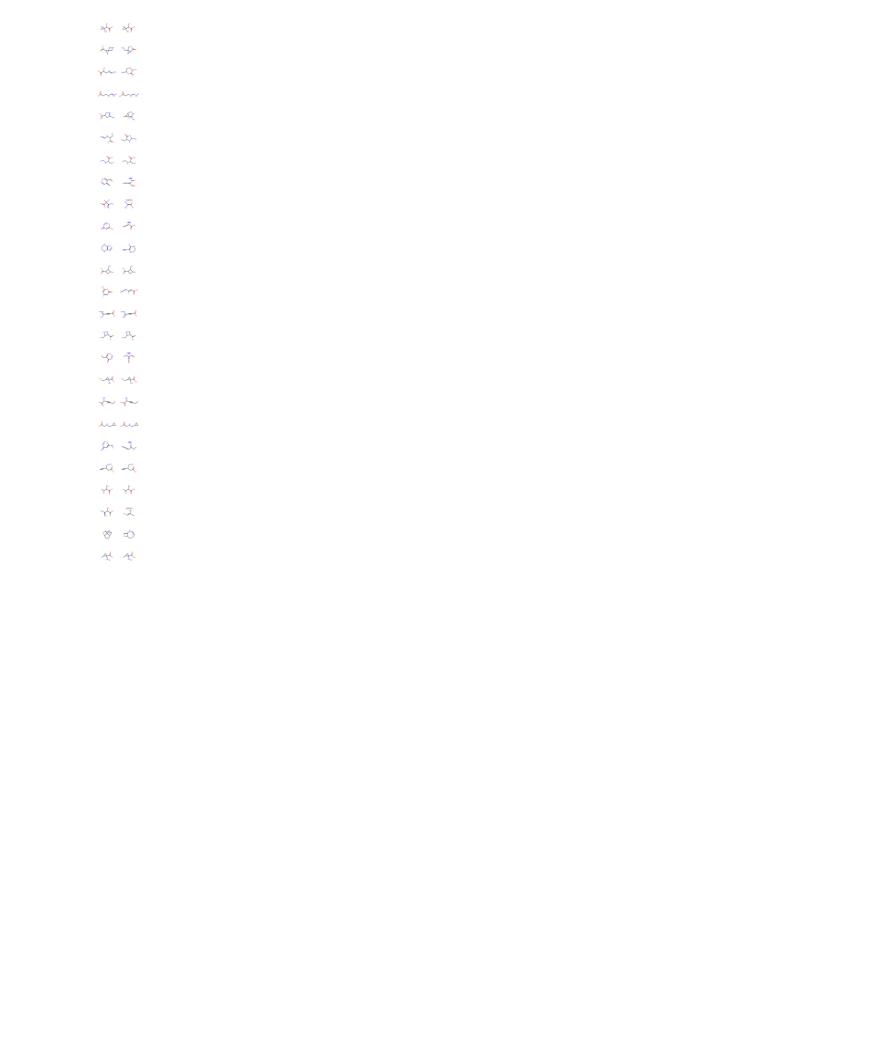
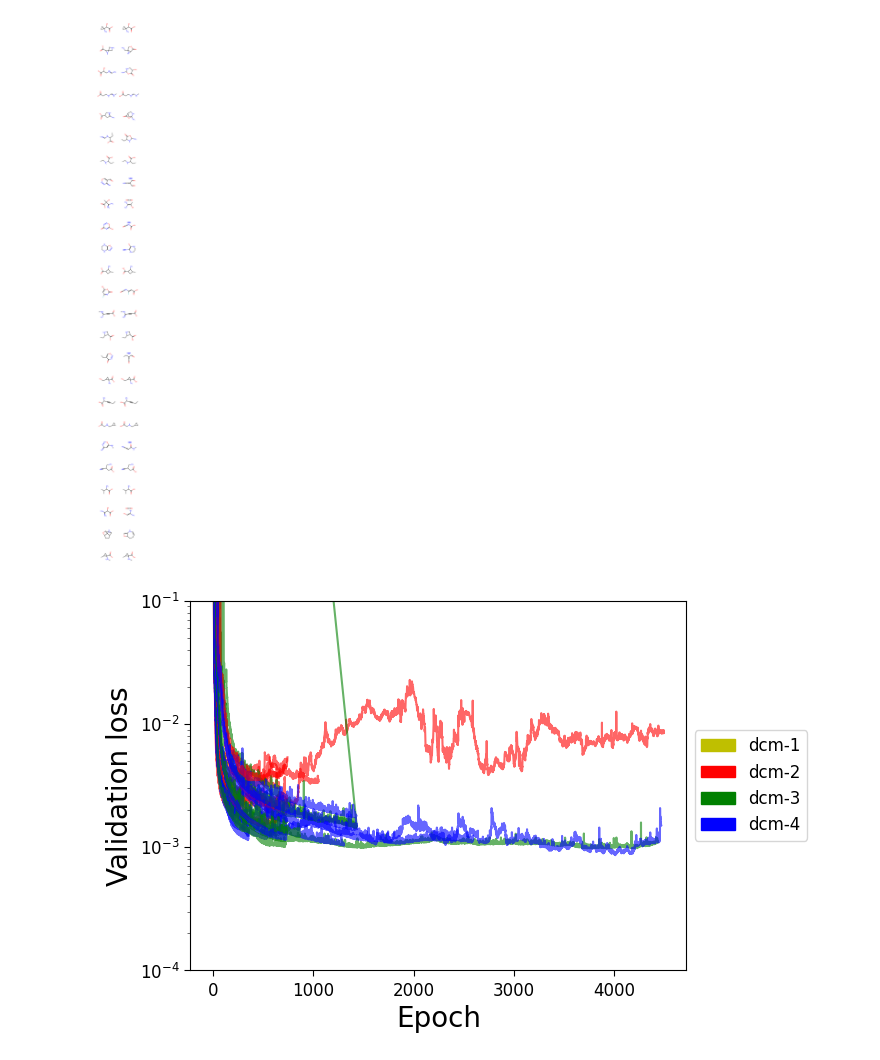
Before and after one commit to EricBoittier/dcmnet, a Jupyter notebook: notebooks/cleandata.ipynb, the cells around one changed output. Cells and saved outputs as stored; diff of their text form; code cells hidden in the pictures; blank space fills up the shorter version.

```diff
--- a/notebooks/cleandata.ipynb
+++ b/notebooks/cleandata.ipynb
@@ -612,0 +631,35 @@ Draw.MolsToGridImage(fails[400:], molsPerRow=2)
+# %%
+colors = {"dcm-1": "y", "dcm-2": "r", "dcm-3": "g", "dcm-4": "b", }
+# %%
+ddir = Path("/pchem-data/meuwly/boittier/home/jaxeq/all_runs/")
+# %%
+def plot_validation(run, data_label = "Loss/valid"):
+    files = {_.parents[0].name: _ for _ in list(ddir.glob(f"{run}/*/best*"))}
+    KEYS = list(files.keys())
+    # for i, _ in enumerate(KEYS):
+    #     print(i, _)
+    fig, ax = plt.subplots()
+    for i, k in enumerate(KEYS[:]):
+        file = files[KEYS[i]].parents[0]
+        _ = parse_tensorboard(str(file),
+                          [data_label])
+        dcm = "dcm-"+k.split("-")[2]
+        _[data_label].plot("step", "value", ax=ax,
+                             color=colors[dcm],
+                              alpha=0.6)
+    # plt.xscale("log")
+    dc1_patch = mpatches.Patch(color='y', label='dcm-1')
+    dc2_patch = mpatches.Patch(color='r', label='dcm-2')
+    dc3_patch = mpatches.Patch(color='g', label='dcm-3')
+    dc4_patch = mpatches.Patch(color='b', label='dcm-4')
+    ax.legend(handles=[dc1_patch, dc2_patch, dc3_patch, dc4_patch],
+              loc='center left', bbox_to_anchor=(1, 0.5))
+
+    ax.set_ylim(0.0001, 0.1)
+    ax.set_yscale("log")
+    plt.ylabel("Validation loss", fontsize=20)
+    plt.xlabel("Epoch", fontsize=20)
+# %%
+plot_validation("runs2")
+# %% [output]
+[figure, added]
```
Also changed, not shown: parts of 28 cells of this notebook, 36 other files.
